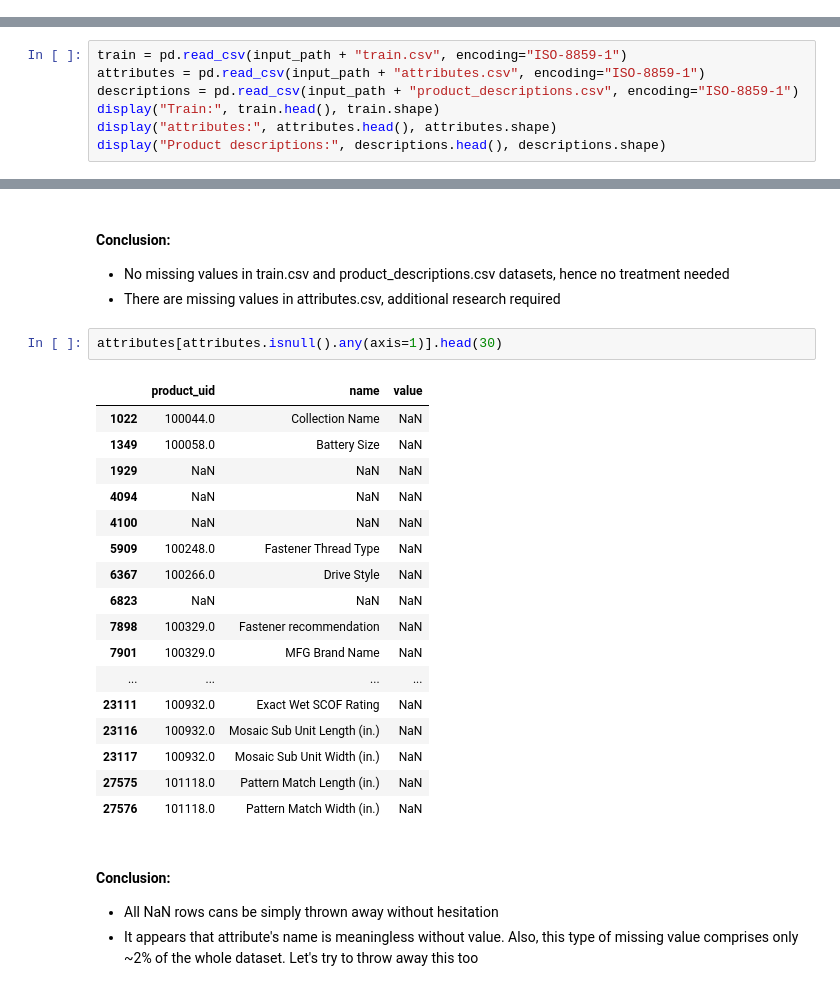
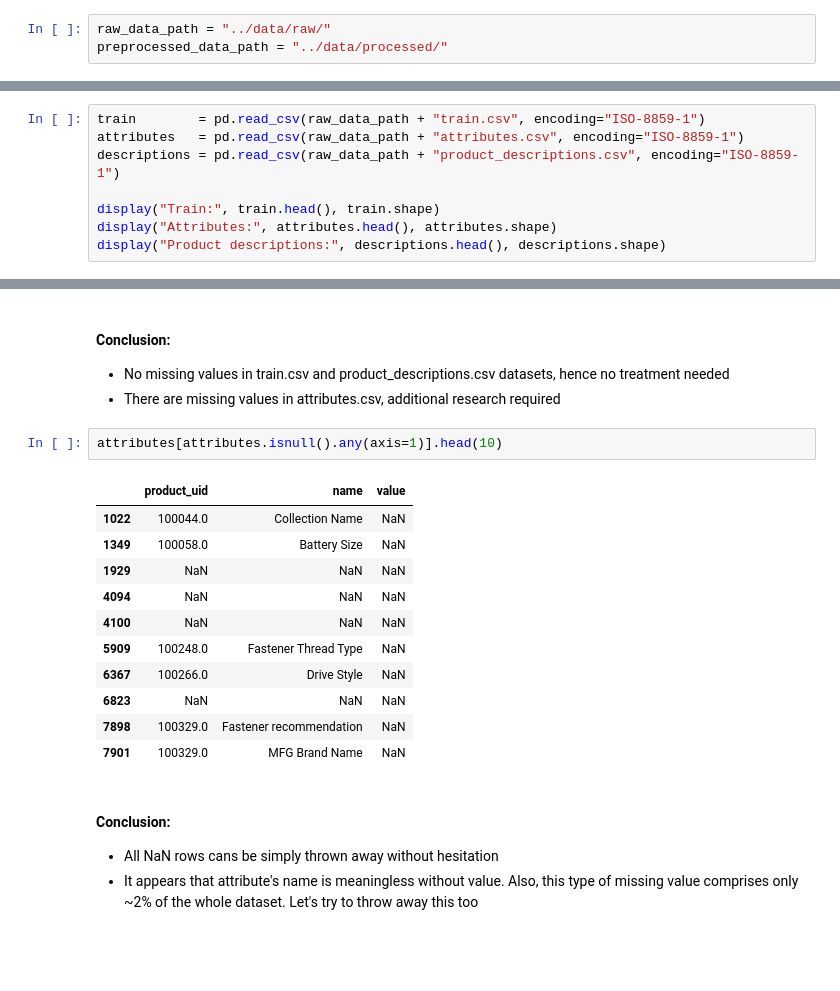
Before and after one commit to zeyger/home-depot, a Jupyter notebook: notebooks/home-depot.ipynb, the cells around one changed output, grey strips where cells are left out. Drawn from its saved outputs; the diff is of its cells as text; blank space fills up the shorter version.

Commit message:
Start implementing train.csv preprocessing

```diff
--- a/notebooks/home-depot.ipynb
+++ b/notebooks/home-depot.ipynb
@@ -29,11 +27,15 @@ input_path = "../data/raw/"
+# %%
+raw_data_path = "../data/raw/"
+preprocessed_data_path = "../data/processed/"
 # %% [markdown]
 # LOAD
 # %%
-train = pd.read_csv(input_path + "train.csv", encoding="ISO-8859-1")
-attributes = pd.read_csv(input_path + "attributes.csv", encoding="ISO-8859-1")
-descriptions = pd.read_csv(input_path + "product_descriptions.csv", encoding="ISO-8859-1")
+train        = pd.read_csv(raw_data_path + "train.csv", encoding="ISO-8859-1")
+attributes   = pd.read_csv(raw_data_path + "attributes.csv", encoding="ISO-8859-1")
+descriptions = pd.read_csv(raw_data_path + "product_descriptions.csv", encoding="ISO-8859-1")
+
 display("Train:", train.head(), train.shape)
-display("attributes:", attributes.head(), attributes.shape)
+display("Attributes:", attributes.head(), attributes.shape)
 display("Product descriptions:", descriptions.head(), descriptions.shape)
 # %% [output]
 'Train:'
@@ -93,25 +96,19 @@ dtype: int64
 * No missing values in train.csv and product_descriptions.csv datasets, hence no treatment needed
 * There are missing values in attributes.csv, additional research required
 # %%
-attributes[attributes.isnull().any(axis=1)].head(30)
+attributes[attributes.isnull().any(axis=1)].head(10)
 # %% [output]
 |  | product_uid | name | value |
 | 1022 | 100044.0 | Collection Name | NaN |
 | 1349 | 100058.0 | Battery Size | NaN |
 | 1929 | NaN | NaN | NaN |
 | 4094 | NaN | NaN | NaN |
 | 4100 | NaN | NaN | NaN |
 | 5909 | 100248.0 | Fastener Thread Type | NaN |
 | 6367 | 100266.0 | Drive Style | NaN |
 | 6823 | NaN | NaN | NaN |
 | 7898 | 100329.0 | Fastener recommendation | NaN |
 | 7901 | 100329.0 | MFG Brand Name | NaN |
-| ... | ... | ... | ... |
-| 23111 | 100932.0 | Exact Wet SCOF Rating | NaN |
-| 23116 | 100932.0 | Mosaic Sub Unit Length (in.) | NaN |
-| 23117 | 100932.0 | Mosaic Sub Unit Width (in.) | NaN |
-| 27575 | 101118.0 | Pattern Match Length (in.) | NaN |
-| 27576 | 101118.0 | Pattern Match Width (in.) | NaN |
 # %% [markdown]
 #### Conclusion:
 * All NaN rows cans be simply thrown away without hesitation
```
Also changed, not shown: parts of 14 cells of this notebook.
